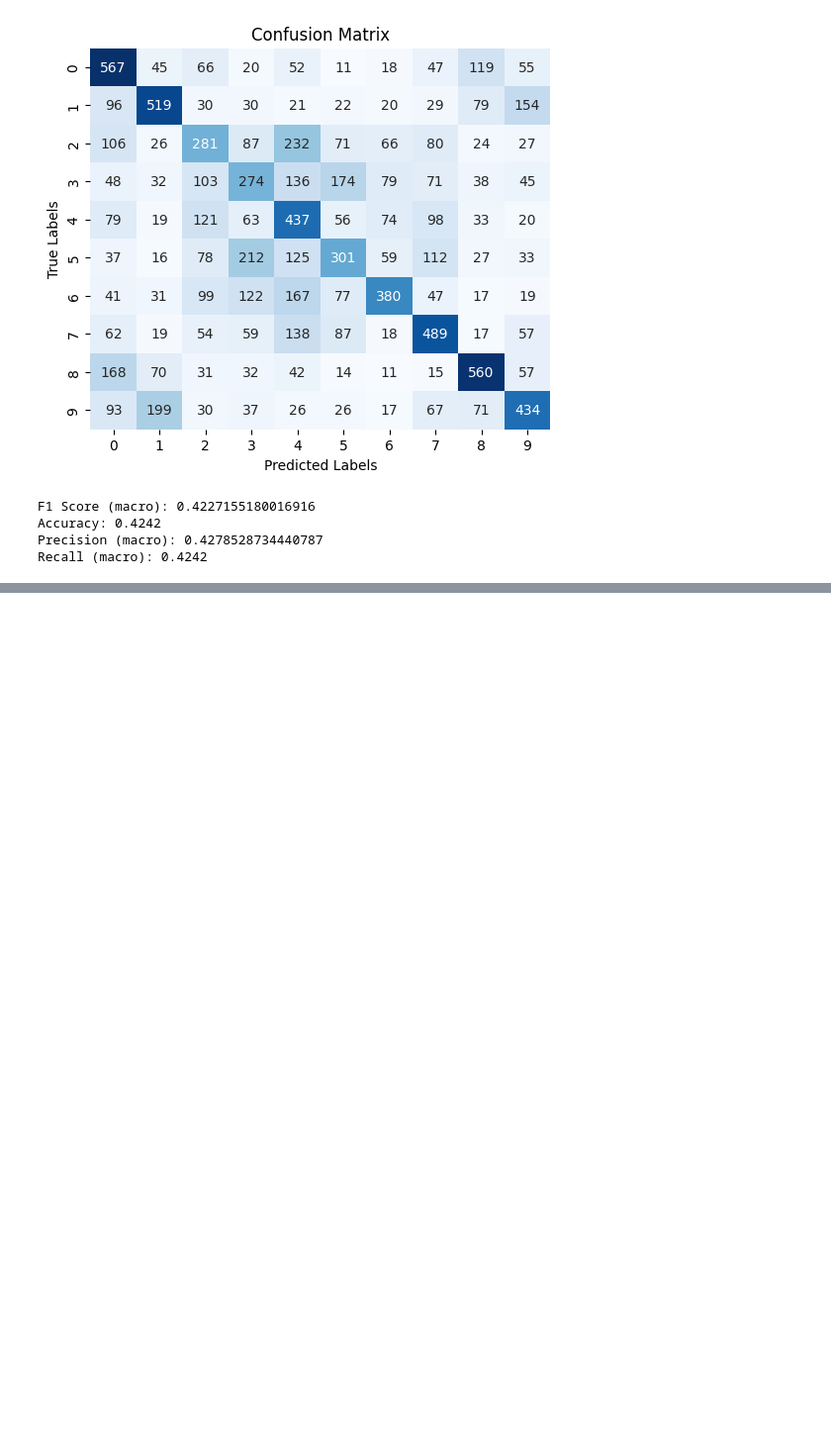
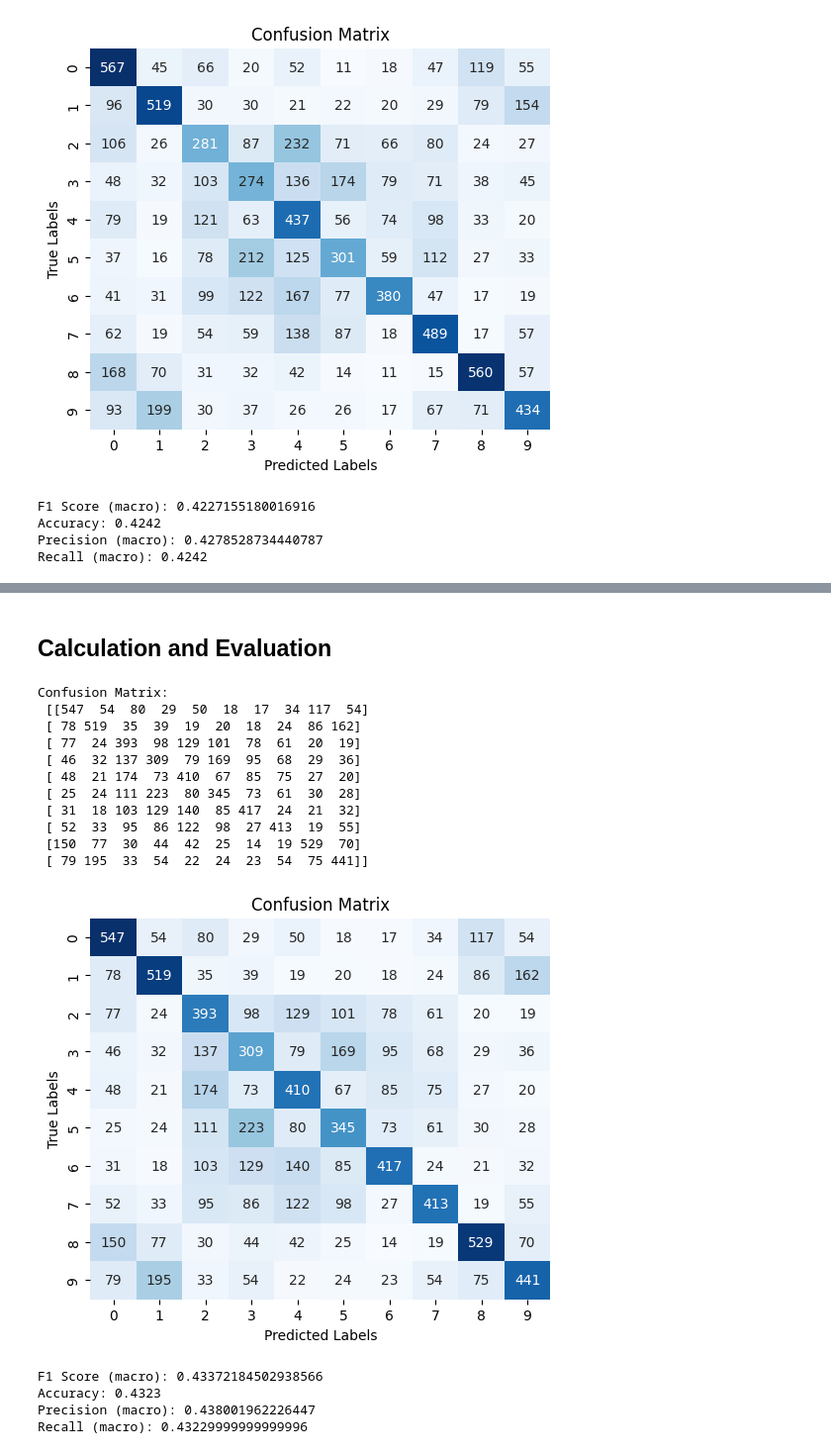
Before and after one commit to Sayed-Hossein-Hosseini/A_Journey_into_the_Depths_of_Neural_Networks, a Jupyter notebook: Diversity_of_Networks_and_Optimizers_for_Progress.ipynb, the cells around one changed output, grey strips where cells are left out. Shown at 99% size. Saved outputs shown, nothing was run; the diff lists cells and outputs as text; code cells hidden in the pictures; blank space fills up the shorter version.

```diff
--- a/Diversity_of_Networks_and_Optimizers_for_Progress.ipynb
+++ b/Diversity_of_Networks_and_Optimizers_for_Progress.ipynb
@@ -498,0 +536,47 @@ Recall (macro): 0.4242
+# %% [markdown]
+## **Calculation and Evaluation**
+# %%
+if __name__ == "__main__":
+    # predictions and y_test are already integer class labels (0 to 9)
+
+    # Confusion Matrix
+    cm = confusion_matrix(y_test, predictions)
+    print("Confusion Matrix:\n", cm)
+
+    # Plot confusion matrix
+    plt.figure(figsize=(6, 5))
+    sns.heatmap(cm, annot=True, fmt='d', cmap='Blues', cbar=False)
+    plt.xlabel('Predicted Labels')
+    plt.ylabel('True Labels')
+    plt.title('Confusion Matrix')
+    plt.show()
+
+    # F1 Score (macro for multi-class)
+    f1 = f1_score(y_test, predictions, average='macro')
+    print("F1 Score (macro):", f1)
+
+    # Optional: Accuracy, Precision, Recall
+    acc = accuracy_score(y_test, predictions)
+    prec = precision_score(y_test, predictions, average='macro')
+    rec = recall_score(y_test, predictions, average='macro')
+
+    print("Accuracy:", acc)
+    print("Precision (macro):", prec)
+    print("Recall (macro):", rec)
+# %% [output]
+Confusion Matrix:
+ [[547  54  80  29  50  18  17  34 117  54]
+ [ 78 519  35  39  19  20  18  24  86 162]
+ [ 77  24 393  98 129 101  78  61  20  19]
+ [ 46  32 137 309  79 169  95  68  29  36]
+ [ 48  21 174  73 410  67  85  75  27  20]
+ [ 25  24 111 223  80 345  73  61  30  28]
+ [ 31  18 103 129 140  85 417  24  21  32]
+ [ 52  33  95  86 122  98  27 413  19  55]
+ [150  77  30  44  42  25  14  19 529  70]
+ [ 79 195  33  54  22  24  23  54  75 441]]
+[figure, added]
+F1 Score (macro): 0.43372184502938566
+Accuracy: 0.4323
+Precision (macro): 0.438001962226447
+Recall (macro): 0.43229999999999996
```
Also changed, not shown: parts of 7 cells of this notebook.
